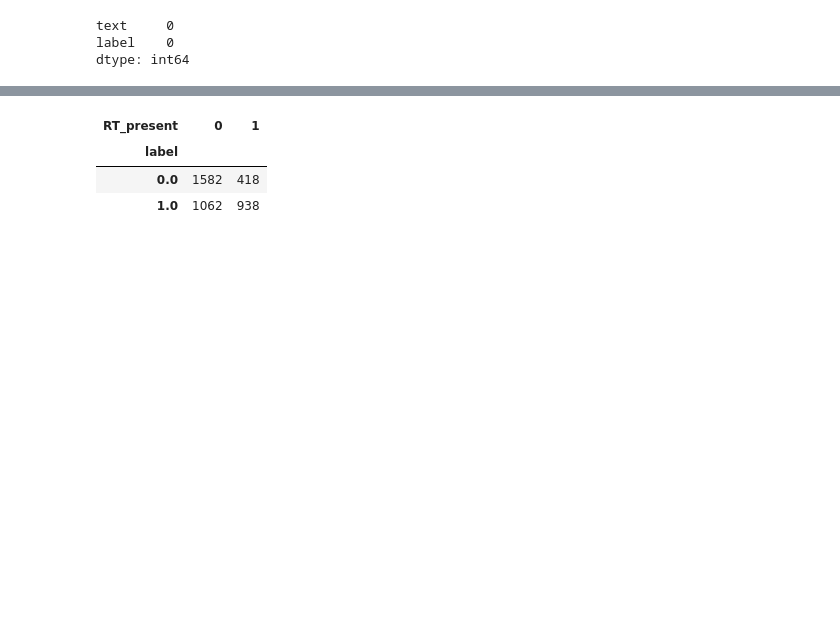
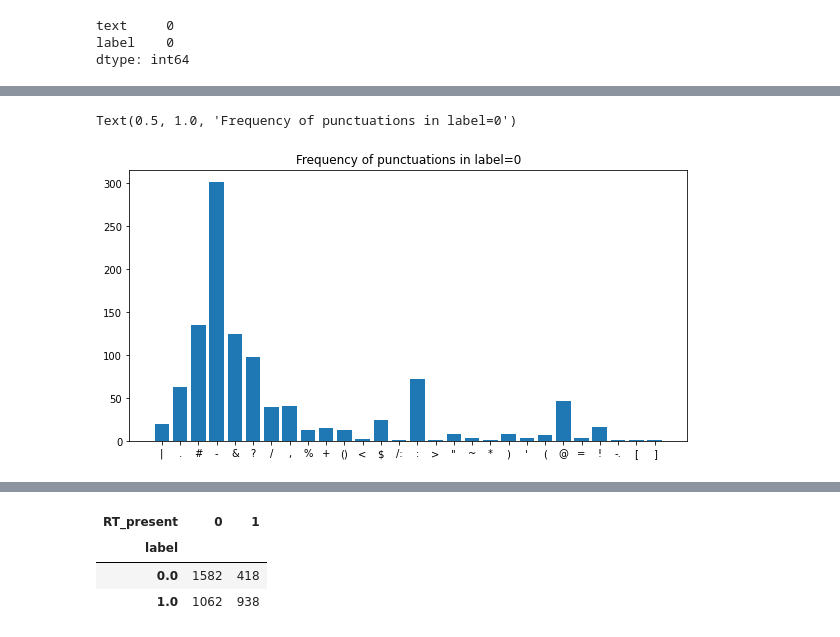
Before and after one commit to sandhyaparna/NLP, a Jupyter notebook: Take Home Assignments/Dell_Boston_Bombing_Tweets.ipynb, the cells around one changed output, grey strips where cells are left out. Cells and saved outputs as stored; diff of their text form; code cells hidden in the pictures; blank space fills up the shorter version.

```diff
--- a/Take Home Assignments/Dell_Boston_Bombing_Tweets.ipynb
+++ b/Take Home Assignments/Dell_Boston_Bombing_Tweets.ipynb
@@ -105,0 +145,16 @@ punctuations in string.punctuation !"#$%&'()*+,-./:;<=>?@[\]^_`{|}~
+# %%
+# Analyzing punctuations in label=0
+plt.figure(figsize=(10, 5))
+
+dic=defaultdict(int)
+
+for i in (corpus_label_0):
+    if i in string.punctuation:
+        dic[i]+=1
+
+x,y=zip(*dic.items())
+plt.bar(x,y)
+plt.title('Frequency of punctuations in label=0')
+# %% [output]
+Text(0.5, 1.0, 'Frequency of punctuations in label=0')
+[figure, added]
```
Also changed, not shown: parts of 42 cells of this notebook.
